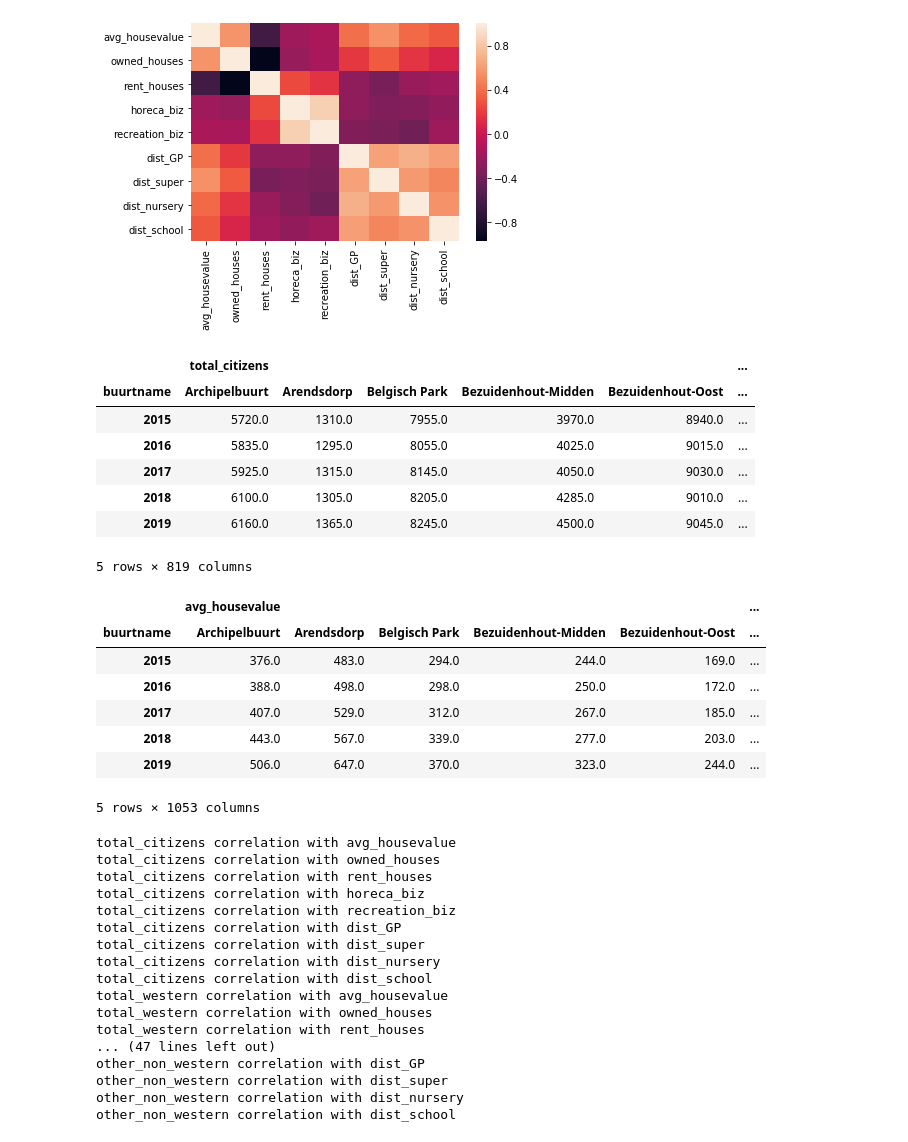
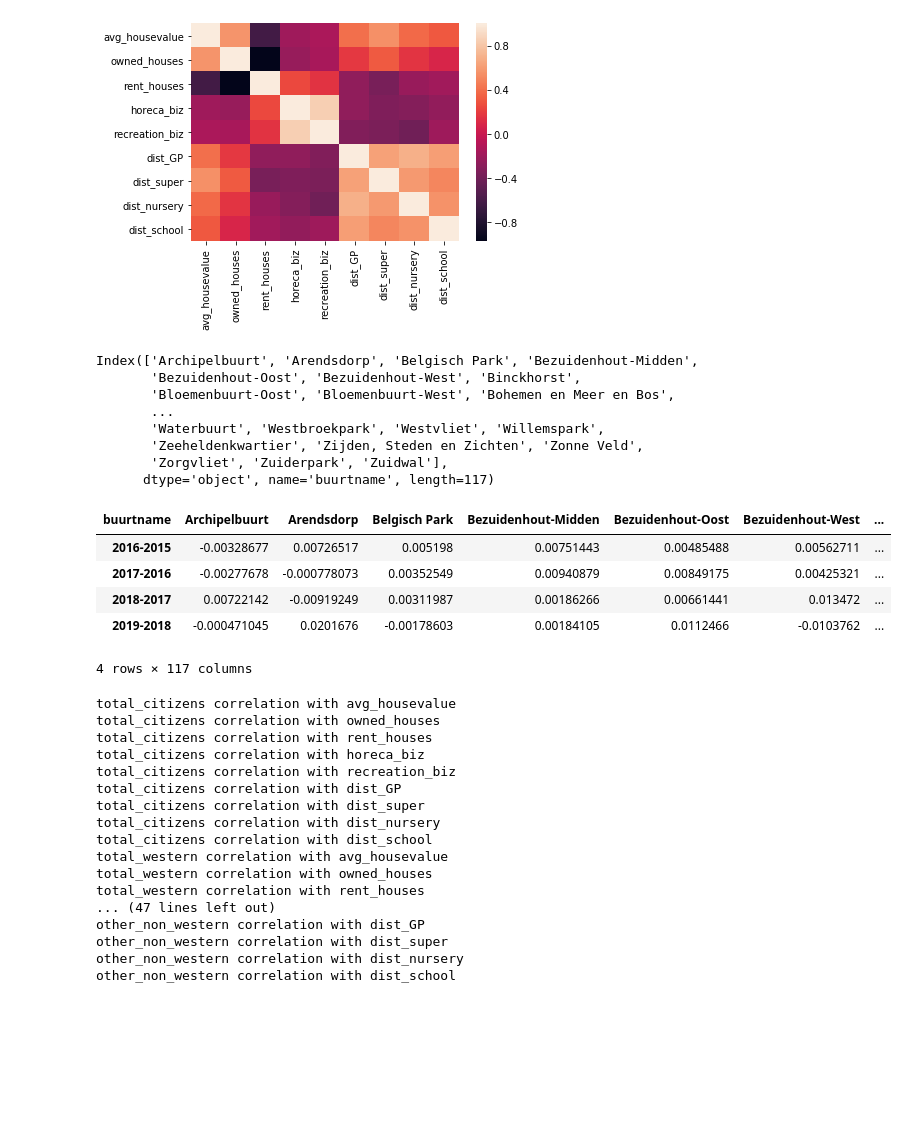
Before and after one commit to J-h-V/OpenDataDenHaag, a Jupyter notebook: DatasetCBS.ipynb, the cells around one changed output. Cells and saved outputs as stored; diff of their text form; code cells hidden in the pictures; blank space fills up the shorter version.

```diff
--- a/DatasetCBS.ipynb
+++ b/DatasetCBS.ipynb
@@ -130,24 +127,25 @@ sns.heatmap(amenities_dh.corr())
 <matplotlib.axes._subplots.AxesSubplot at 0x...>
 [figure]
 # %%
-citizens_dh.unstack(1)
+citizens_dh.unstack(1)["total_citizens"].columns
 # %% [output]
-|  | total_citizens |  |  |  |  | ... |
-| buurtname | Archipelbuurt | Arendsdorp | Belgisch Park | Bezuidenhout-Midden | Bezuidenhout-Oost | ... |
-| 2015 | 5720.0 | 1310.0 | 7955.0 | 3970.0 | 8940.0 | ... |
-| 2016 | 5835.0 | 1295.0 | 8055.0 | 4025.0 | 9015.0 | ... |
-| 2017 | 5925.0 | 1315.0 | 8145.0 | 4050.0 | 9030.0 | ... |
-| 2018 | 6100.0 | 1305.0 | 8205.0 | 4285.0 | 9010.0 | ... |
-| 2019 | 6160.0 | 1365.0 | 8245.0 | 4500.0 | 9045.0 | ... |
-5 rows × 819 columns
+Index(['Archipelbuurt', 'Arendsdorp', 'Belgisch Park', 'Bezuidenhout-Midden',
+       'Bezuidenhout-Oost', 'Bezuidenhout-West', 'Binckhorst',
+       'Bloemenbuurt-Oost', 'Bloemenbuurt-West', 'Bohemen en Meer en Bos',
+       ...
+       'Waterbuurt', 'Westbroekpark', 'Westvliet', 'Willemspark',
+       'Zeeheldenkwartier', 'Zijden, Steden en Zichten', 'Zonne Veld',
+       'Zorgvliet', 'Zuiderpark', 'Zuidwal'],
+      dtype='object', name='buurtname', length=117)
-# %%
-amenities_dh.unstack(1)
-# %% [output]
-|  | avg_housevalue |  |  |  |  | ... |
-| buurtname | Archipelbuurt | Arendsdorp | Belgisch Park | Bezuidenhout-Midden | Bezuidenhout-Oost | ... |
-| 2015 | 376.0 | 483.0 | 294.0 | 244.0 | 169.0 | ... |
-| 2016 | 388.0 | 498.0 | 298.0 | 250.0 | 172.0 | ... |
-| 2017 | 407.0 | 529.0 | 312.0 | 267.0 | 185.0 | ... |
-| 2018 | 443.0 | 567.0 | 339.0 | 277.0 | 203.0 | ... |
-| 2019 | 506.0 | 647.0 | 370.0 | 323.0 | 244.0 | ... |
-5 rows × 1053 columns
+# %%
+diff_citizens = pd.DataFrame(columns=citizens_dh.unstack(1)["total_citizens"].columns)
+diff_citizens = diff_citizens.append(pd.Series(name='2016-2015'))
+diff_citizens = diff_citizens.append(pd.Series(name='2017-2016'))
+diff_citizens = diff_citizens.append(pd.Series(name='2018-2017'))
+diff_citizens = diff_citizens.append(pd.Series(name='2019-2018'))
+
+for r in citizens_dh.unstack(0)["total_western"].iterrows():
+    diff_citizens[r[0]][0] = r[1][2016] - r[1][2015]
+    diff_citizens[r[0]][1] = r[1][2017] - r[1][2016]
+    diff_citizens[r[0]][2] = r[1][2018] - r[1][2017]
+    diff_citizens[r[0]][3] = r[1][2019] - r[1][2018]
@@ -154,3 +164,12 @@ amenities_dh.unstack(1)
+# %%
+diff_citizens
+# %% [output]
+| buurtname | Archipelbuurt | Arendsdorp | Belgisch Park | Bezuidenhout-Midden | Bezuidenhout-Oost | Bezuidenhout-West | ... |
+| 2016-2015 | -0.00328677 | 0.00726517 | 0.005198 | 0.00751443 | 0.00485488 | 0.00562711 | ... |
+| 2017-2016 | -0.00277678 | -0.000778073 | 0.00352549 | 0.00940879 | 0.00849175 | 0.00425321 | ... |
+| 2018-2017 | 0.00722142 | -0.00919249 | 0.00311987 | 0.00186266 | 0.00661441 | 0.013472 | ... |
+| 2019-2018 | -0.000471045 | 0.0201676 | -0.00178603 | 0.00184105 | 0.0112466 | -0.0103762 | ... |
+4 rows × 117 columns
 # %%
 corr_df = pd.DataFrame()
 # %%
```
Also changed, not shown: parts of 7 cells of this notebook.
